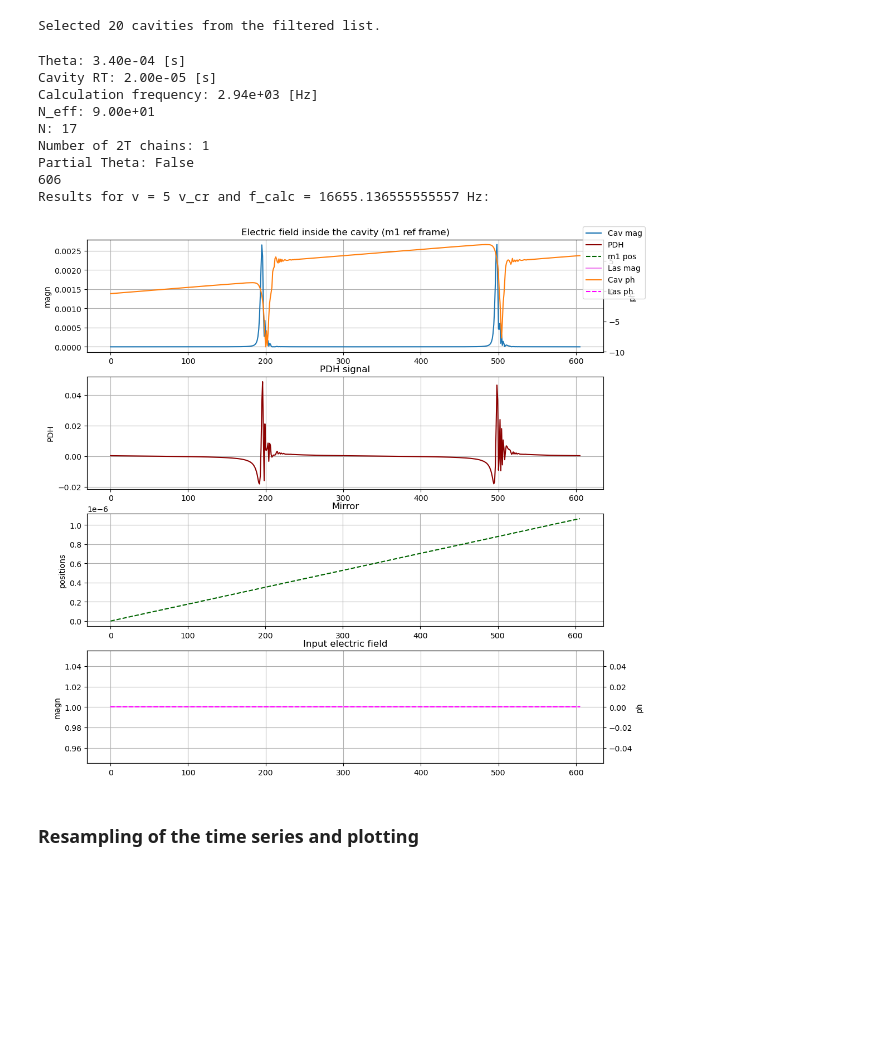
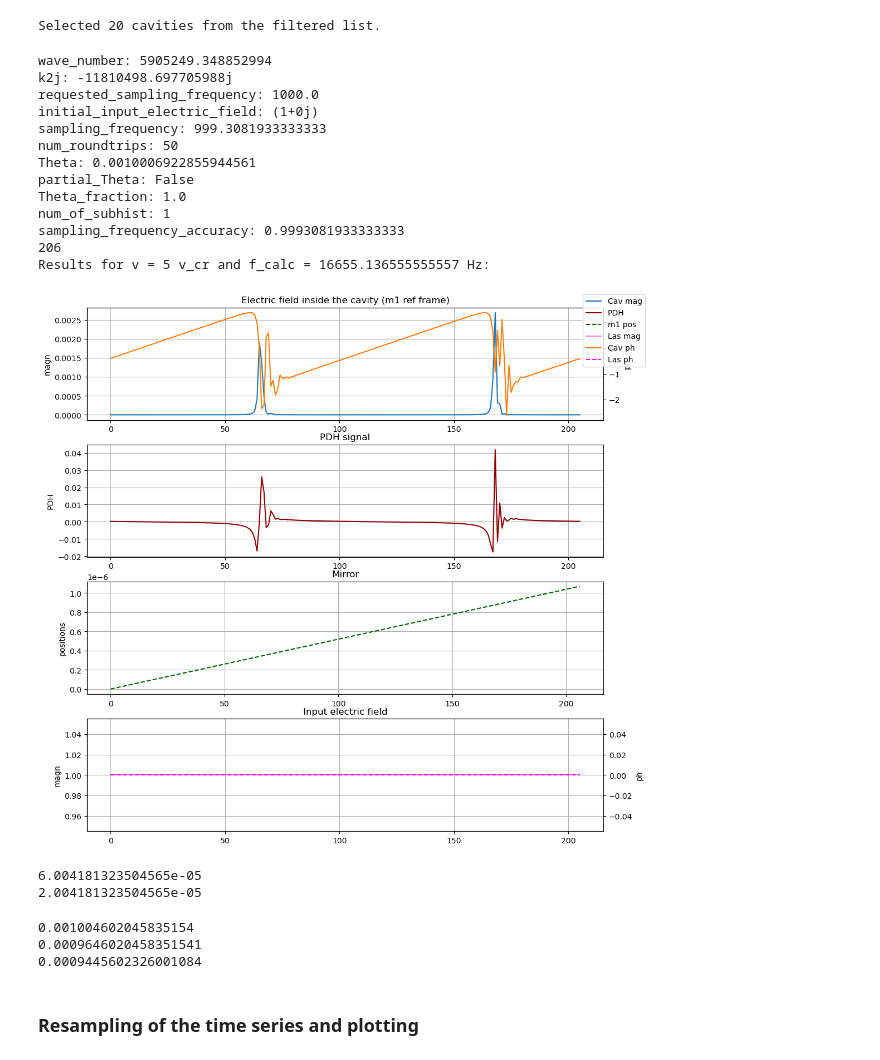
Before and after one commit to matib12/oreonspy, a Jupyter notebook: nb/Simulator development/Resampling test.ipynb, the cells around one changed output. Cells and saved outputs as stored; diff of their text form; code cells hidden in the pictures; blank space fills up the shorter version.

Commit message:
Found the way of aligning simulations at different sampling frequency.

```diff
--- a/nb/Simulator development/Resampling test.ipynb
+++ b/nb/Simulator development/Resampling test.ipynb
@@ -96,7 +96,7 @@ b71f3c26-1518-51fc-a859-fed711d81b8e
 cavity = selected_cavities[0]
 # %%
 cavity.print_params()
-v_cr = ut.critical_velocity(cavity, wavelength=ut.lambd, L=cavity.__L__, Finesse=cavity.Finesse())
+v_cr = ut.critical_velocity(cavity, wavelength=ut.lambd, L=cavity.params.cavity_length, Finesse=cavity.Finesse())
 velocity_factor = 5
 f_calc = ut.optimal_sampling_frequency(cavity=cavity, critical_velocity_factor=velocity_factor)
 print(f"Critical velocity: {v_cr}")
@@ -114,14 +112,14 @@ Optimal sampling frequency: 16475.010834648077
 # LASER
 E_in_avg = 1.+0.j  #
 
-def generate_cavity_evolution(cavity, z_evolution, E_evolution, title=None):
+def generate_cavity_evolution(cavity, z_evolution, E_evolution, num_points, time_steps, title=None):
     results = np.zeros(num_points, dtype=np.complex128)
 
     z_evolution = np.append(z_evolution, z_evolution[-1])
 
     for t in range(num_points):
         d_zeta = z_evolution[t+1]-z_evolution[t]
-        results[t], _ = cavity.sim_step(E_evolution[t], d_zeta=d_zeta, )
+        results[t], _ = cavity.sim_step(E_evolution[t], output_mirror_displacement=d_zeta, )
 
     s = np.abs(results)**2
     ph = np.angle(results)
@@ -193,33 +195,64 @@ print(f"Selected {len(selected_cavities)} cavities from the filtered list.")
 # %% [output]
 Selected 20 cavities from the filtered list.
 # %%
-f_low = 3e3
+f_low = 1e3
 
 cavity1 = selected_cavities[0]
 
 cavity1.simulation(ut.k, f_low, E_in_avg)
 cavity1.print_sim_params()
-f_low = cavity1.f_calc
+f_low = cavity1.sim_params.sampling_frequency
 
 num_points, time_steps_low = ut.generate_time_points_for_constant_velocity(velocity=v_cr*velocity_factor, f_calc = f_low)
 print(num_points)
 
 E_ev = np.ones(num_points)
 
 z_ev_low = np.linspace(0., ut.lambd, num_points)
 
-s_low, ph_low, pdh_low = generate_cavity_evolution(cavity1, z_ev_low, E_ev)
+s_low, ph_low, pdh_low = generate_cavity_evolution(cavity1, z_ev_low, E_ev, num_points, time_steps_low)
 # %% [output]
-Theta: 3.40e-04 [s]
-Cavity RT: 2.00e-05 [s]
-Calculation frequency: 2.94e+03 [Hz]
-N_eff: 9.00e+01
-N: 17
-Number of 2T chains: 1
-Partial Theta: False
-606
+wave_number: 5905249.348852994
+k2j: -11810498.697705988j
+requested_sampling_frequency: 1000.0
+initial_input_electric_field: (1+0j)
+sampling_frequency: 999.3081933333333
+num_roundtrips: 50
+Theta: 0.0010006922855944561
+partial_Theta: False
+Theta_fraction: 1.0
+num_of_subhist: 1
+sampling_frequency_accuracy: 0.9993081933333333
+206
 Results for v = 5 v_cr and f_calc = 16655.136555555557 Hz:
-[figure, old version]
+[figure, new version]
+# %%
+d_t = time_steps[1] - time_steps[0]
+print(d_t)
+
+#0.00029 measured delay
+a = d_t - 2*2e-5
+
+print(a)
+# %% [output]
+6.004181323504565e-05
+2.004181323504565e-05
+# %%
+d_t_low = time_steps_low[1] - time_steps_low[0]
+print(d_t_low)
+
+#0.00029 measured delay
+a_low = d_t_low - 2*2e-5
+
+print(a_low)
+
+# This corrections is needed to plot the low sampled signal overlapped to the high sampled one. The reason is still under investigation.
+t_correction = a_low-a
+print(t_correction)
+# %% [output]
+0.001004602045835154
+0.0009646020458351541
+0.0009445602326001084
 # %% [markdown]
 ### Resampling of the time series and plotting
 # %%
```
Also changed, not shown: parts of 9 cells of this notebook.
